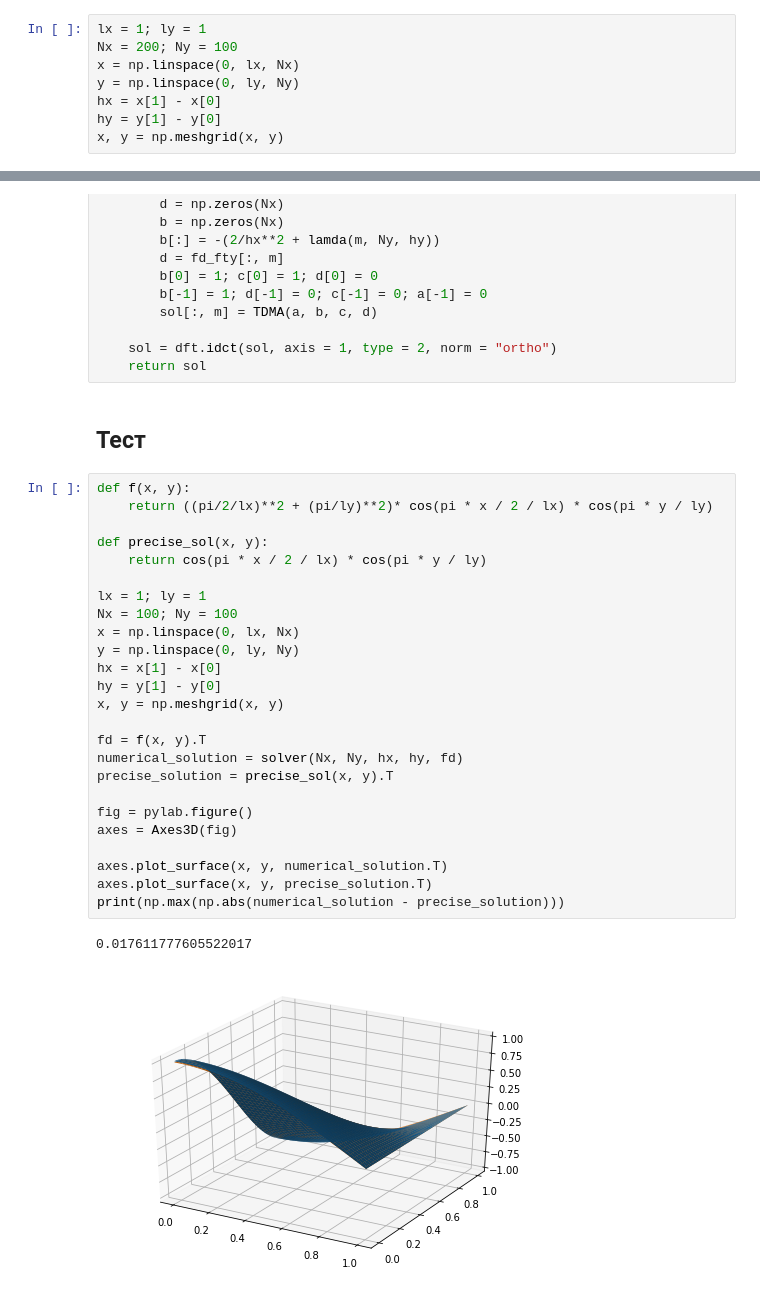
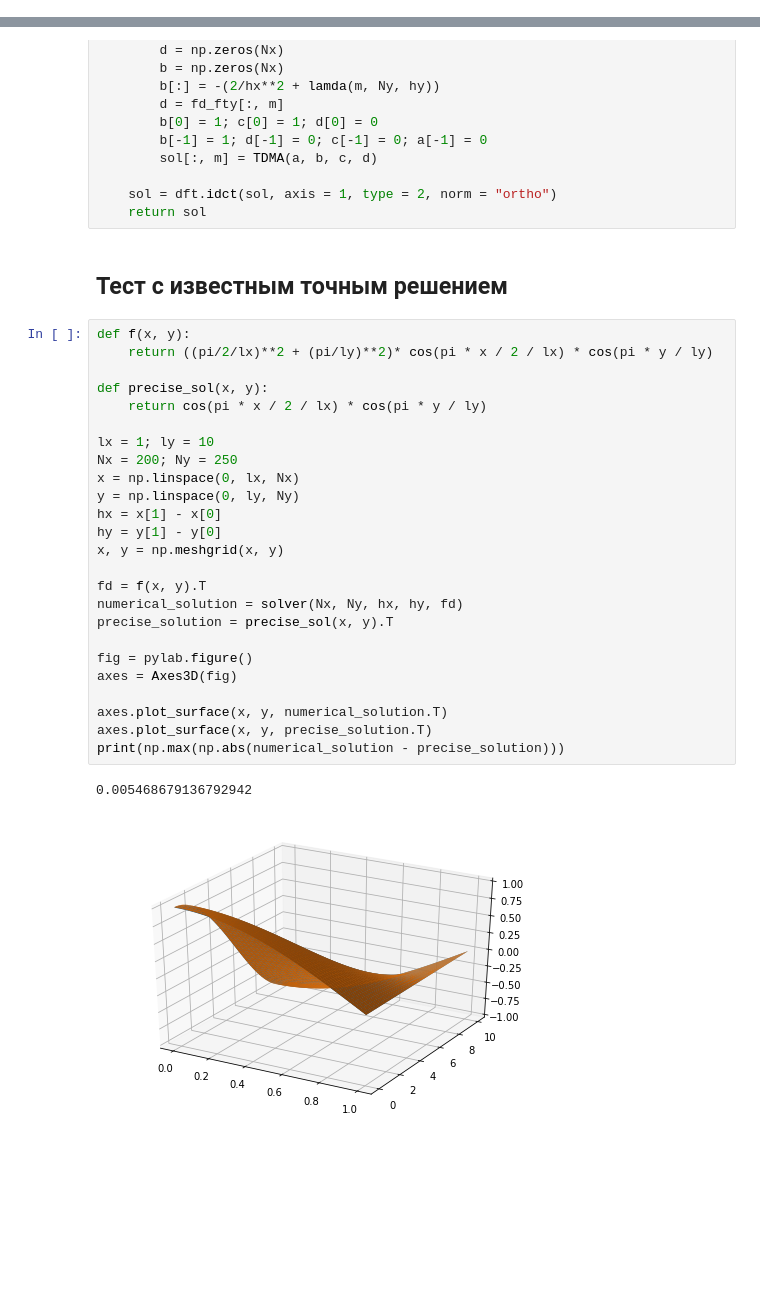
Before and after one commit to katyalatypova/mipt_comp_math, a Jupyter notebook: Task2.ipynb, the cells around one changed output, grey strips where cells are left out. Cells and saved outputs as stored; diff of their text form; blank space fills up the shorter version.

```diff
--- a/Task2.ipynb
+++ b/Task2.ipynb
@@ -129,14 +130,6 @@ def TDMA(a, b, c, d):
             y[n] = P[n+1] * y[n+1] + Q[n+1]
 
     return np.array(y)
-# %%
-lx = 1; ly = 1
-Nx = 200; Ny = 100
-x = np.linspace(0, lx, Nx)
-y = np.linspace(0, ly, Ny)
-hx = x[1] - x[0]
-hy = y[1] - y[0]
-x, y = np.meshgrid(x, y)
 # %%
 def lamda(i, N, h):
     return 4*(sin(pi * i / 2 / N))**2/h**2
@@ -160,32 +153,32 @@ def solver(Nx, Ny, hx, hy, fd):
     sol = dft.idct(sol, axis = 1, type = 2, norm = "ortho")
     return sol
 # %% [markdown]
-## Тест
+## Тест с известным точным решением
 # %%
 def f(x, y):
     return ((pi/2/lx)**2 + (pi/ly)**2)* cos(pi * x / 2 / lx) * cos(pi * y / ly)
 
 def precise_sol(x, y):
     return cos(pi * x / 2 / lx) * cos(pi * y / ly)
 
-lx = 1; ly = 1
-Nx = 100; Ny = 100
+lx = 1; ly = 10
+Nx = 200; Ny = 250
 x = np.linspace(0, lx, Nx)
 y = np.linspace(0, ly, Ny)
 hx = x[1] - x[0]
 hy = y[1] - y[0]
 x, y = np.meshgrid(x, y)
 
 fd = f(x, y).T
 numerical_solution = solver(Nx, Ny, hx, hy, fd)
 precise_solution = precise_sol(x, y).T
 
 fig = pylab.figure()
 axes = Axes3D(fig)
 
 axes.plot_surface(x, y, numerical_solution.T)
 axes.plot_surface(x, y, precise_solution.T)
 print(np.max(np.abs(numerical_solution - precise_solution)))
 # %% [output]
-0.017611777605522017
+0.005468679136792942
-[figure, old version]
+[figure, new version]
```
Also changed, not shown: parts of 9 cells of this notebook.
